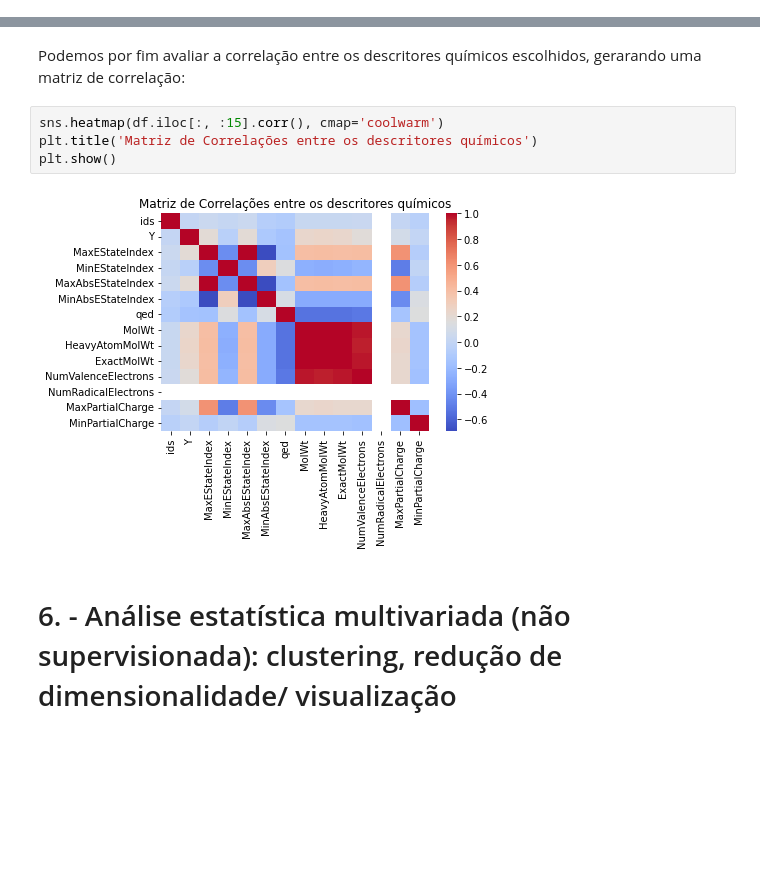
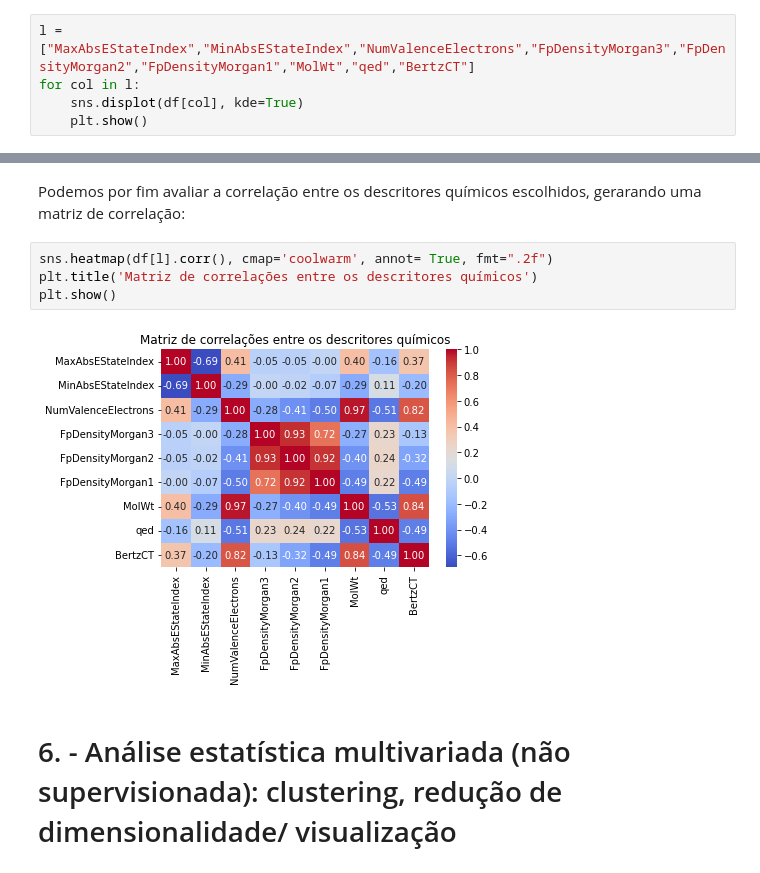
Before and after one commit to BrunoAGSa/Extra-o_Work, a Jupyter notebook: Trabalho parte 2/cyp2c9/trabalho 2.ipynb, the cells around one changed output, grey strips where cells are left out. Saved outputs shown, nothing was run; the diff lists cells and outputs as text; blank space fills up the shorter version.

```diff
--- a/Trabalho parte 2/cyp2c9/trabalho 2.ipynb
+++ b/Trabalho parte 2/cyp2c9/trabalho 2.ipynb
@@ -341,3 +373,8 @@ plt.show()
 **Conclusão** : Pelo gráfico conseguimos perceber que há mais compostos que não inibem a enzima cyp2c9 (66.3%) do que os que inibem (33.7%)
 # %% [markdown]
 De seguida, apresentam-se gráficos para uma análise da distribuição das variáveis numéricas em estudo:
+# %%
+l = ["MaxAbsEStateIndex","MinAbsEStateIndex","NumValenceElectrons","FpDensityMorgan3","FpDensityMorgan2","FpDensityMorgan1","MolWt","qed","BertzCT"]
+for col in l:
+    sns.displot(df[col], kde=True)
+    plt.show()
@@ -535,11 +561,11 @@ Lista de grupos funcionaiscom expressão diferencial não significativa: ['fr_Ar
 # %% [markdown]
 Podemos por fim avaliar a correlação entre os descritores químicos escolhidos,  gerarando uma matriz de correlação:
 # %%
-sns.heatmap(df.iloc[:, :15].corr(), cmap='coolwarm')
-plt.title('Matriz de Correlações entre os descritores químicos')
+sns.heatmap(df[l].corr(), cmap='coolwarm', annot= True, fmt=".2f")
+plt.title('Matriz de correlações entre os descritores químicos')
 plt.show()
 # %% [output]
-[figure, old version]
+[figure, new version]
 # %% [markdown]
 # 6. - Análise estatística multivariada (não supervisionada): clustering, redução de dimensionalidade/ visualização
 # %% [markdown]
```
Also changed, not shown: parts of 38 cells of this notebook.
